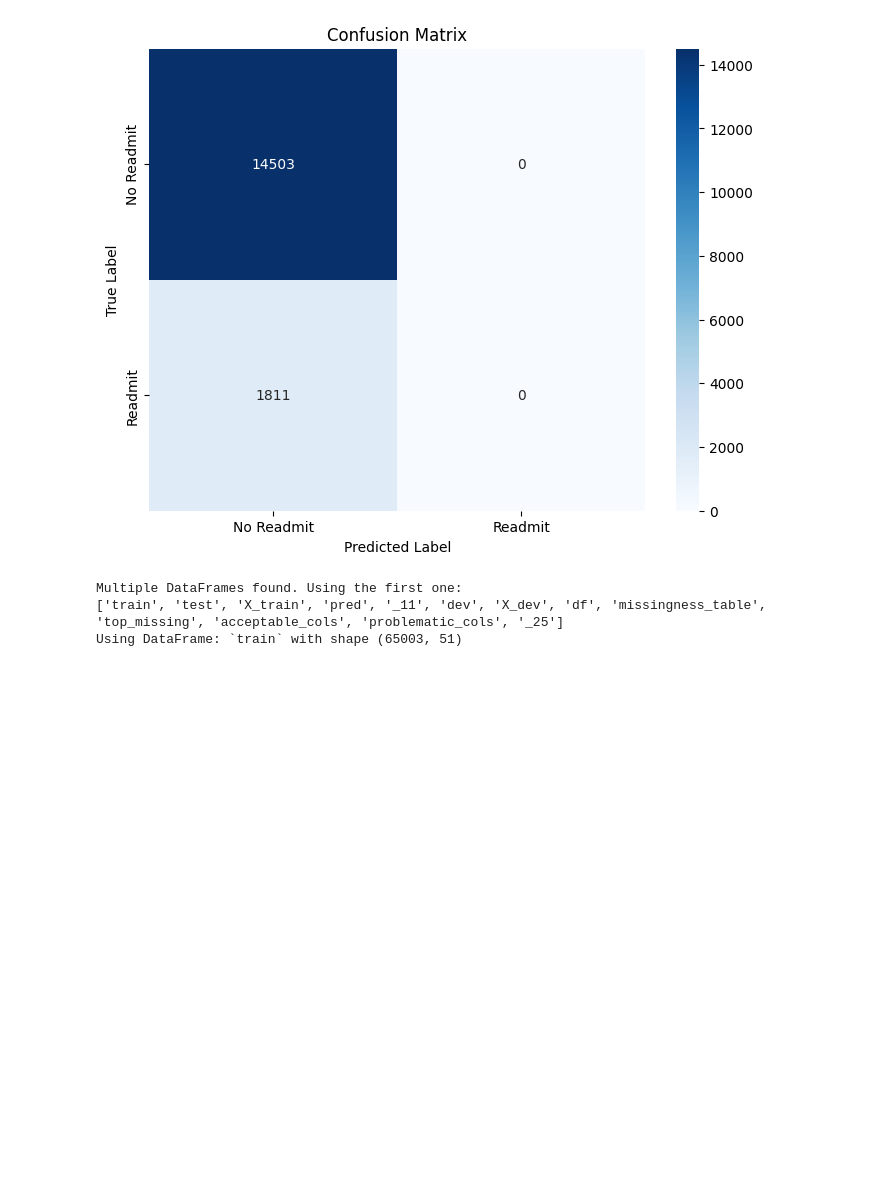
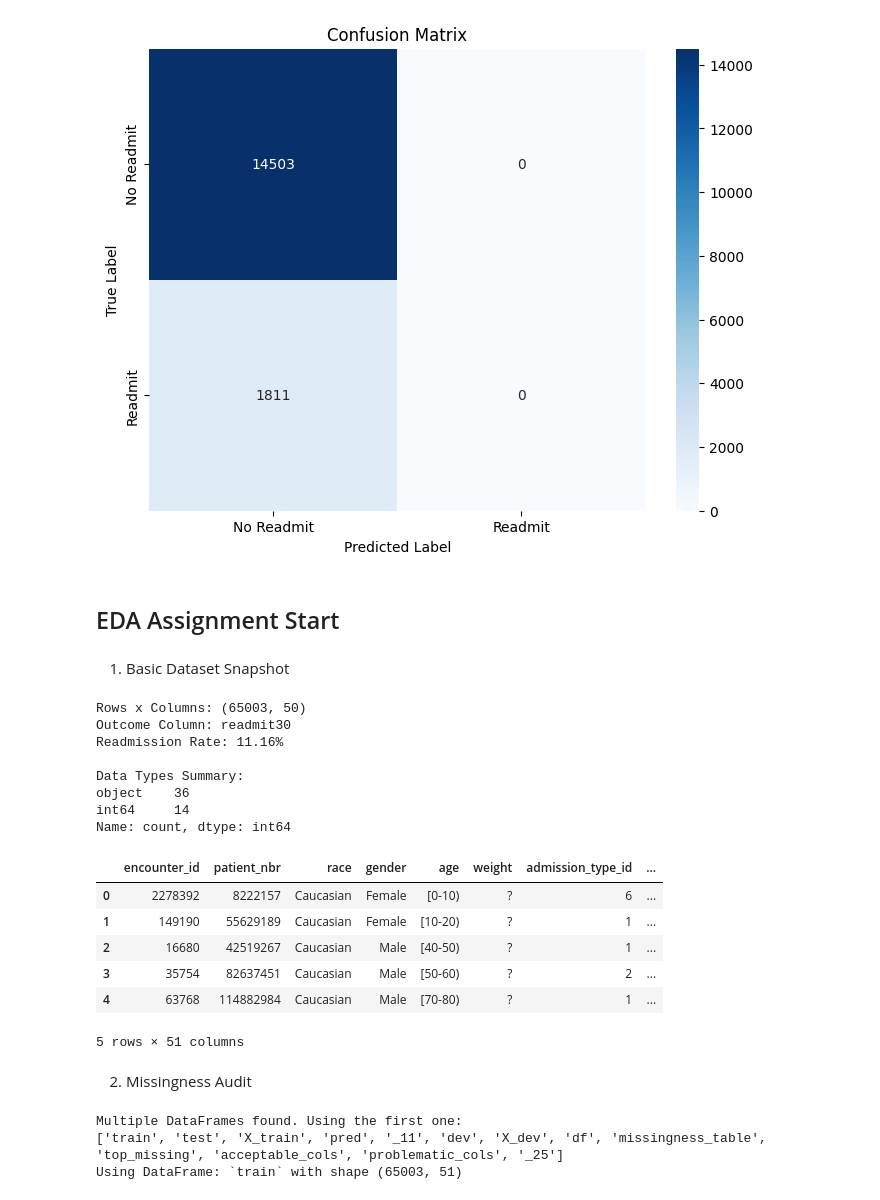
Before and after one commit to TLKline/AIHC-5010-Winter-2026, a Jupyter notebook: Project-1/readmit30/notebooks/Assignment1_Colab_Workflow.ipynb, the cells around one changed output. Saved outputs shown, nothing was run; the diff lists cells and outputs as text; code cells hidden in the pictures; blank space fills up the shorter version.

Commit message:
Added Basic Dataset Snapshot

```diff
--- a/Project-1/readmit30/notebooks/Assignment1_Colab_Workflow.ipynb
+++ b/Project-1/readmit30/notebooks/Assignment1_Colab_Workflow.ipynb
@@ -326,6 +326,45 @@ Brier Score: 0.1202
 [figure]
 [figure]
 [figure]
+# %% [markdown]
+## EDA Assignment Start
+# %% [markdown]
+1) Basic Dataset Snapshot
+# %%
+import pandas as pd
+
+# Report rows x colunms
+print(f"Rows x Columns: {X_train.shape}")
+
+# Report outcome column name (readmit30) and overall readmission rate
+print(f"Outcome Column: {y_train.name}")
+print(f"Readmission Rate: {y_train.mean():.2%}")
+
+# Report data types summary (how many numeric vs categorical)
+print("\nData Types Summary:")
+print(X_train.dtypes.value_counts())
+
+df = pd.read_csv(TRAIN_PATH)
+
+df.head()
+# %% [output]
+Rows x Columns: (65003, 50)
+Outcome Column: readmit30
+Readmission Rate: 11.16%
+
+Data Types Summary:
+object    36
+int64     14
+Name: count, dtype: int64
+|  | encounter_id | patient_nbr | race | gender | age | weight | admission_type_id | ... |
+| 0 | 2278392 | 8222157 | Caucasian | Female | [0-10) | ? | 6 | ... |
+| 1 | 149190 | 55629189 | Caucasian | Female | [10-20) | ? | 1 | ... |
+| 2 | 16680 | 42519267 | Caucasian | Male | [40-50) | ? | 1 | ... |
+| 3 | 35754 | 82637451 | Caucasian | Male | [50-60) | ? | 2 | ... |
+| 4 | 63768 | 114882984 | Caucasian | Male | [70-80) | ? | 1 | ... |
+5 rows × 51 columns
+# %% [markdown]
+2. Missingness Audit
 # %%
 import pandas as pd
 import matplotlib.pyplot as plt
```
